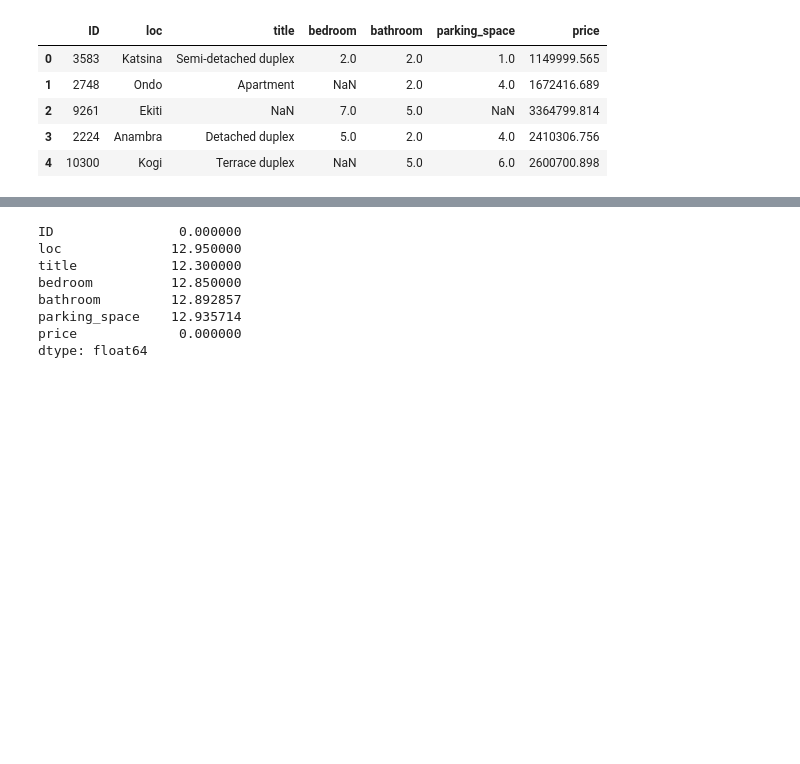
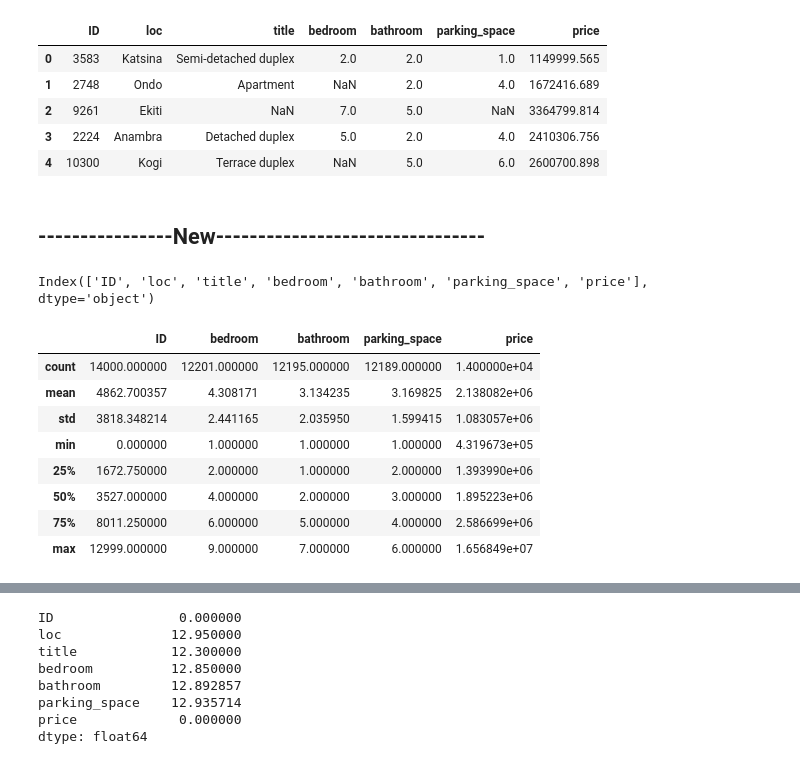
Before and after one commit to favourphilic/Hackathon, a Jupyter notebook: free-ai-classes-in-every-city-hackathon-2023/priceprediction.ipynb, the cells around one changed output, grey strips where cells are left out. Cells and saved outputs as stored; diff of their text form; code cells hidden in the pictures; blank space fills up the shorter version.

```diff
--- a/free-ai-classes-in-every-city-hackathon-2023/priceprediction.ipynb
+++ b/free-ai-classes-in-every-city-hackathon-2023/priceprediction.ipynb
@@ -29,3 +32,21 @@ train.head()
 | 2 | 9261 | Ekiti | NaN | 7.0 | 5.0 | NaN | 3364799.814 |
 | 3 | 2224 | Anambra | Detached duplex | 5.0 | 2.0 | 4.0 | 2410306.756 |
 | 4 | 10300 | Kogi | Terrace duplex | NaN | 5.0 | 6.0 | 2600700.898 |
+# %% [markdown]
+## ----------------New--------------------------------
+# %%
+train.columns
+# %% [output]
+Index(['ID', 'loc', 'title', 'bedroom', 'bathroom', 'parking_space', 'price'], dtype='object')
+# %%
+train.describe()
+# %% [output]
+|  | ID | bedroom | bathroom | parking_space | price |
+| count | 14000.000000 | 12201.000000 | 12195.000000 | 12189.000000 | 1.400000e+04 |
+| mean | 4862.700357 | 4.308171 | 3.134235 | 3.169825 | 2.138082e+06 |
+| std | 3818.348214 | 2.441165 | 2.035950 | 1.599415 | 1.083057e+06 |
+| min | 0.000000 | 1.000000 | 1.000000 | 1.000000 | 4.319673e+05 |
+| 25% | 1672.750000 | 2.000000 | 1.000000 | 2.000000 | 1.393990e+06 |
+| 50% | 3527.000000 | 4.000000 | 2.000000 | 3.000000 | 1.895223e+06 |
+| 75% | 8011.250000 | 6.000000 | 5.000000 | 4.000000 | 2.586699e+06 |
+| max | 12999.000000 | 9.000000 | 7.000000 | 6.000000 | 1.656849e+07 |
```
Also changed, not shown: parts of 15 cells of this notebook.
